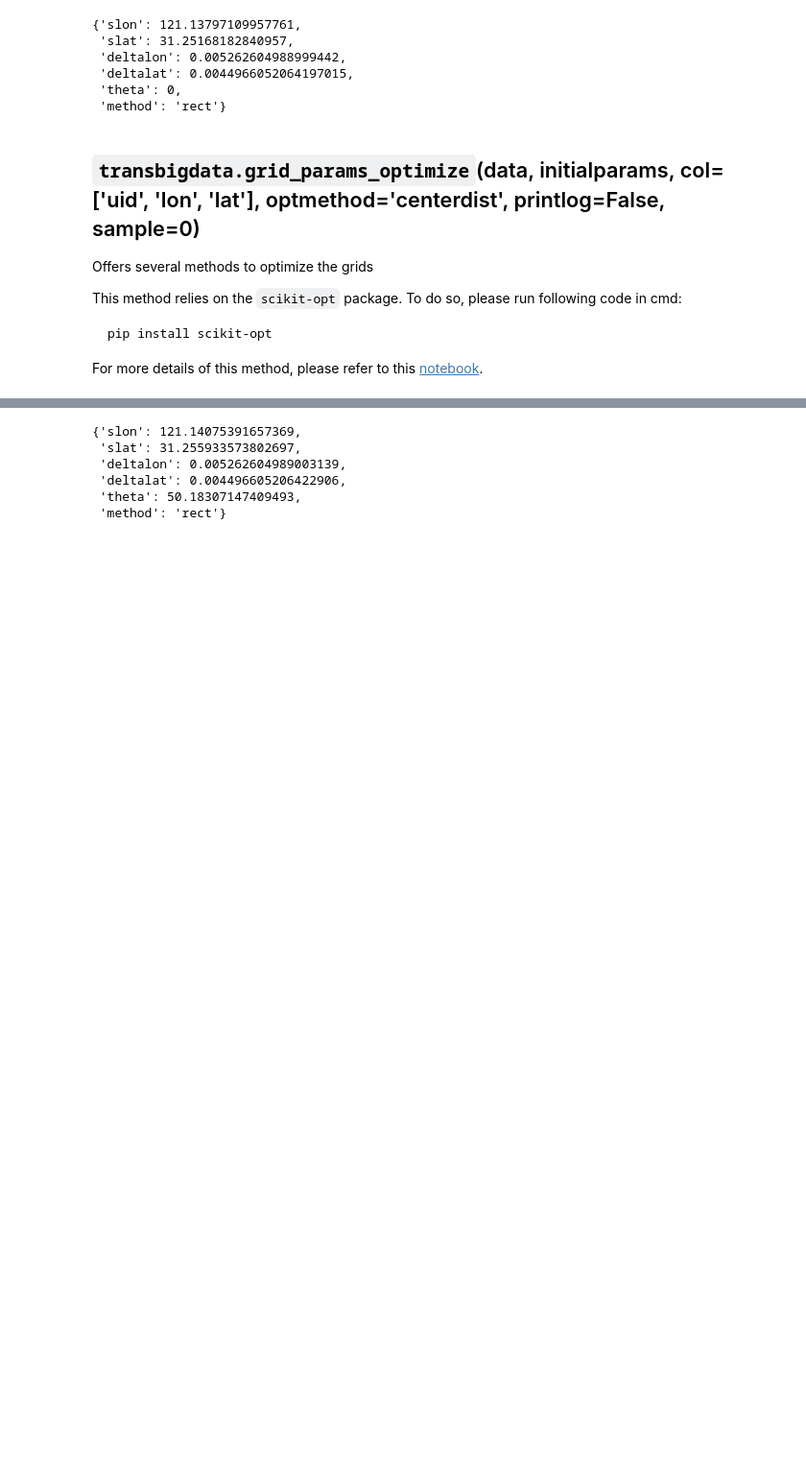
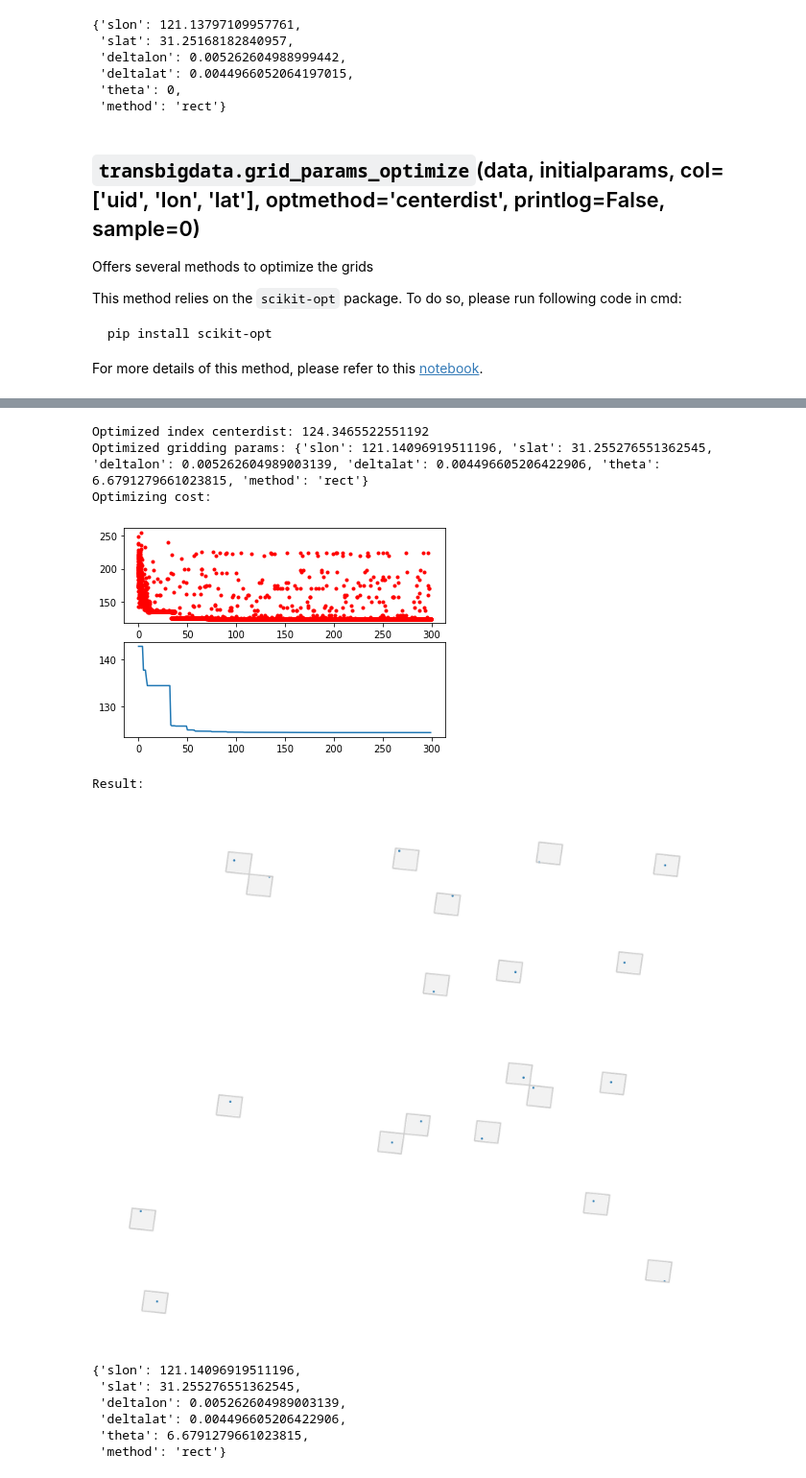
Before and after one commit to ni1o1/transbigdata, a Jupyter notebook: example/TBD_Core_Functions.ipynb, the cells around one changed output, grey strips where cells are left out. Shown at 96% size. Saved outputs shown, nothing was run; the diff lists cells and outputs as text; code cells hidden in the pictures; blank space fills up the shorter version.

```diff
--- a/example/TBD_Core_Functions.ipynb
+++ b/example/TBD_Core_Functions.ipynb
@@ -232,9 +242,15 @@ gps_random.head()
 # %%
-tbd.grid_params_optimize(gps_random, params_rec, col=['veh_id', 'lon', 'lat'])
+tbd.grid_params_optimize(gps_random, params_rec, col=['veh_id', 'lon', 'lat'],printlog=True)
 # %% [output]
-{'slon': 121.14075391657369,
- 'slat': 31.255933573802697,
- 'deltalon': 0.005262604989003139,
- 'deltalat': 0.004496605206422906,
- 'theta': 50.18307147409493,
- 'method': 'rect'}
+Optimized index centerdist: 124.3465522551192
+Optimized gridding params: {'slon': 121.14096919511196, 'slat': 31.255276551362545, 'deltalon': 0.005262604989003139, 'deltalat': 0.004496605206422906, 'theta': 6.6791279661023815, 'method': 'rect'}
+Optimizing cost:
+[figure, added]
+Result:
+[figure, added]
+{'slon': 121.14096919511196,
+ 'slat': 31.255276551362545,
+ 'deltalon': 0.005262604989003139,
+ 'deltalat': 0.004496605206422906,
+ 'theta': 6.6791279661023815,
+ 'method': 'rect'}
```
Also changed, not shown: parts of 10 cells of this notebook.
